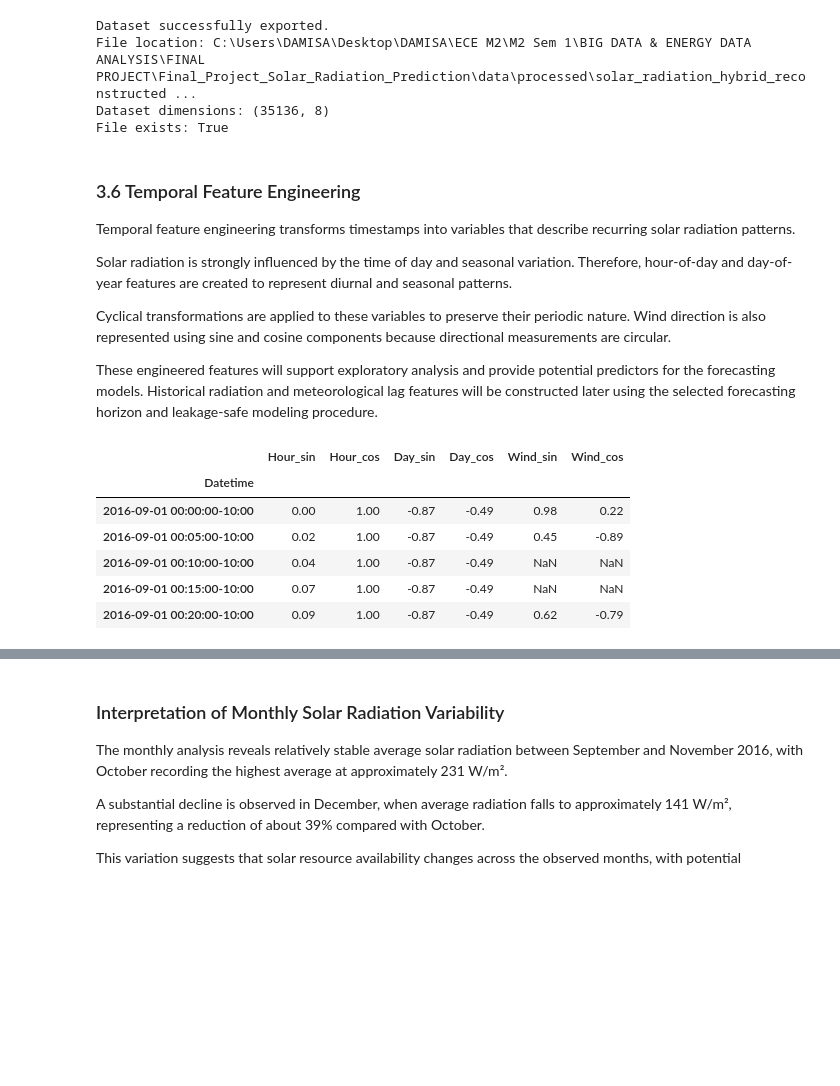
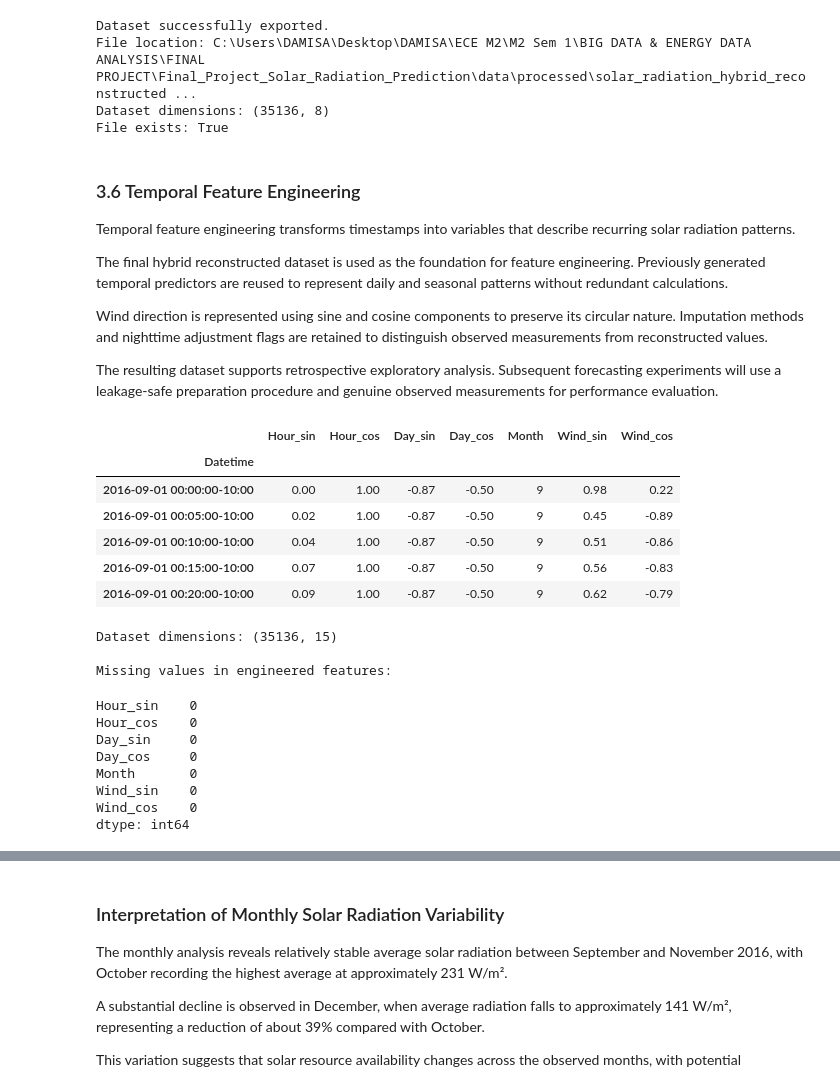
Before and after one commit to damisar/Solar-Radiation-Prediction, a Jupyter notebook: notebook/Solar_Radiation_Analysis.ipynb, the cells around one changed output, grey strips where cells are left out. Drawn from its saved outputs; the diff is of its cells as text; code cells hidden in the pictures; blank space fills up the shorter version.

```diff
--- a/notebook/Solar_Radiation_Analysis.ipynb
+++ b/notebook/Solar_Radiation_Analysis.ipynb
@@ -5602,64 +5602,63 @@ File exists: True
 
 Temporal feature engineering transforms timestamps into variables that describe recurring solar radiation patterns.
 
-Solar radiation is strongly influenced by the time of day and seasonal variation. Therefore, hour-of-day and day-of-year features are created to represent diurnal and seasonal patterns.
+The final hybrid reconstructed dataset is used as the foundation for feature engineering. Previously generated temporal predictors are reused to represent daily and seasonal patterns without redundant calculations.
 
-Cyclical transformations are applied to these variables to preserve their periodic nature. Wind direction is also represented using sine and cosine components because directional measurements are circular.
+Wind direction is represented using sine and cosine components to preserve its circular nature. Imputation methods and nighttime adjustment flags are retained to distinguish observed measurements from reconstructed values.
 
-These engineered features will support exploratory analysis and provide potential predictors for the forecasting models. Historical radiation and meteorological lag features will be constructed later using the selected forecasting horizon and leakage-safe modeling procedure.
+The resulting dataset supports retrospective exploratory analysis. Subsequent forecasting experiments will use a leakage-safe preparation procedure and genuine observed measurements for performance evaluation.
 # %%
+# Section 3.6 — Temporal Feature Engineering
 
-# Create a reusable feature-engineered dataset
-df_features = df_resampled.copy()
+# Use the final hybrid reconstructed dataset
+df_features = df_hybrid_adjusted.copy()
 
-# Extract temporal information from the Hawaii-local datetime index
-hour_decimal = (
-    df_features.index.hour
-    + df_features.index.minute / 60
+# Reuse previously generated temporal features
+df_features = df_features.join(
+    imputation_time_features
 )
 
-day_of_year = df_features.index.dayofyear
-
-# Cyclical representation of time of day
-df_features["Hour_sin"] = np.sin(
-    2 * np.pi * hour_decimal / 24
-)
-df_features["Hour_cos"] = np.cos(
-    2 * np.pi * hour_decimal / 24
-)
-
-# Cyclical representation of annual seasonality
-df_features["Day_sin"] = np.sin(
-    2 * np.pi * day_of_year / 366
-)
-df_features["Day_cos"] = np.cos(
-    2 * np.pi * day_of_year / 366
-)
-
-# Circular representation of wind direction
+# Encode reconstructed wind direction
 wind_radians = np.deg2rad(
-    df_features["WindDirection(Degrees)"]
+    df_features[wind_column]
 )
 
 df_features["Wind_sin"] = np.sin(wind_radians)
 df_features["Wind_cos"] = np.cos(wind_radians)
 
-# Verify engineered feature availability
+# Identify engineered features
 engineered_cols = [
-    "Hour_sin", "Hour_cos",
-    "Day_sin", "Day_cos",
-    "Wind_sin", "Wind_cos"
+    *imputation_time_features.columns,
+    "Wind_sin",
+    "Wind_cos"
 ]
 
+# Display engineered features
 display(df_features[engineered_cols].head())
+
+print("Dataset dimensions:", df_features.shape)
+
+print("\nMissing values in engineered features:")
+display(df_features[engineered_cols].isna().sum())
 # %% [output]
-|  | Hour_sin | Hour_cos | Day_sin | Day_cos | Wind_sin | Wind_cos |
-| Datetime |  |  |  |  |  |  |
-| 2016-09-01 00:00:00-10:00 | 0.00 | 1.00 | -0.87 | -0.49 | 0.98 | 0.22 |
-| 2016-09-01 00:05:00-10:00 | 0.02 | 1.00 | -0.87 | -0.49 | 0.45 | -0.89 |
-| 2016-09-01 00:10:00-10:00 | 0.04 | 1.00 | -0.87 | -0.49 | NaN | NaN |
-| 2016-09-01 00:15:00-10:00 | 0.07 | 1.00 | -0.87 | -0.49 | NaN | NaN |
-| 2016-09-01 00:20:00-10:00 | 0.09 | 1.00 | -0.87 | -0.49 | 0.62 | -0.79 |
+|  | Hour_sin | Hour_cos | Day_sin | Day_cos | Month | Wind_sin | Wind_cos |
+| Datetime |  |  |  |  |  |  |  |
+| 2016-09-01 00:00:00-10:00 | 0.00 | 1.00 | -0.87 | -0.50 | 9 | 0.98 | 0.22 |
+| 2016-09-01 00:05:00-10:00 | 0.02 | 1.00 | -0.87 | -0.50 | 9 | 0.45 | -0.89 |
+| 2016-09-01 00:10:00-10:00 | 0.04 | 1.00 | -0.87 | -0.50 | 9 | 0.51 | -0.86 |
+| 2016-09-01 00:15:00-10:00 | 0.07 | 1.00 | -0.87 | -0.50 | 9 | 0.56 | -0.83 |
+| 2016-09-01 00:20:00-10:00 | 0.09 | 1.00 | -0.87 | -0.50 | 9 | 0.62 | -0.79 |
+Dataset dimensions: (35136, 15)
+
+Missing values in engineered features:
+Hour_sin    0
+Hour_cos    0
+Day_sin     0
+Day_cos     0
+Month       0
+Wind_sin    0
+Wind_cos    0
+dtype: int64
 # %% [markdown]
 ## 4. Exploratory Data Analysis and Solar Energy Insights
 
```
Also changed, not shown: parts of 23 cells of this notebook, 6 other files.
